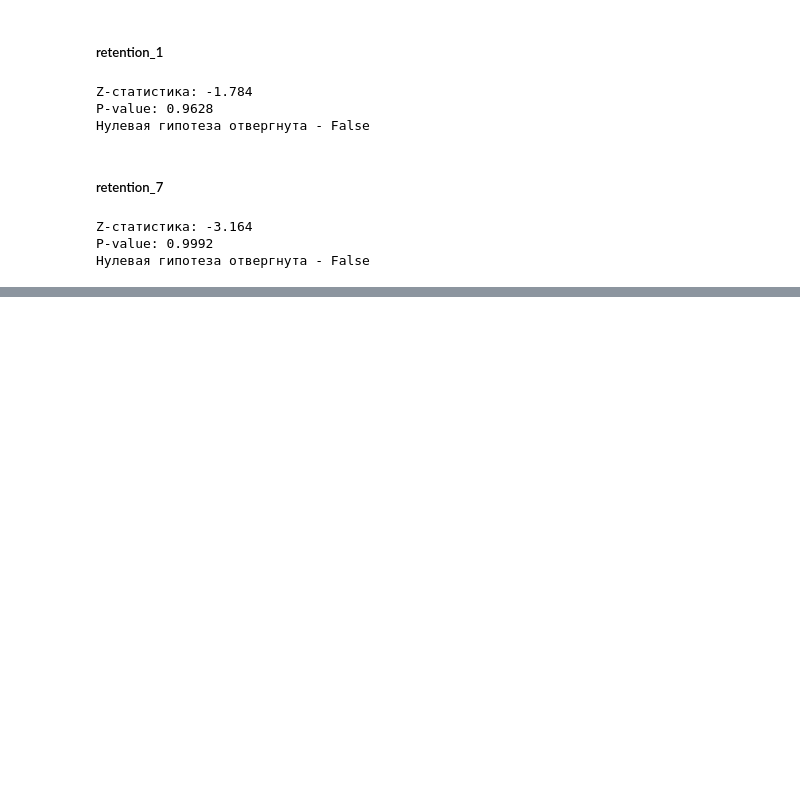
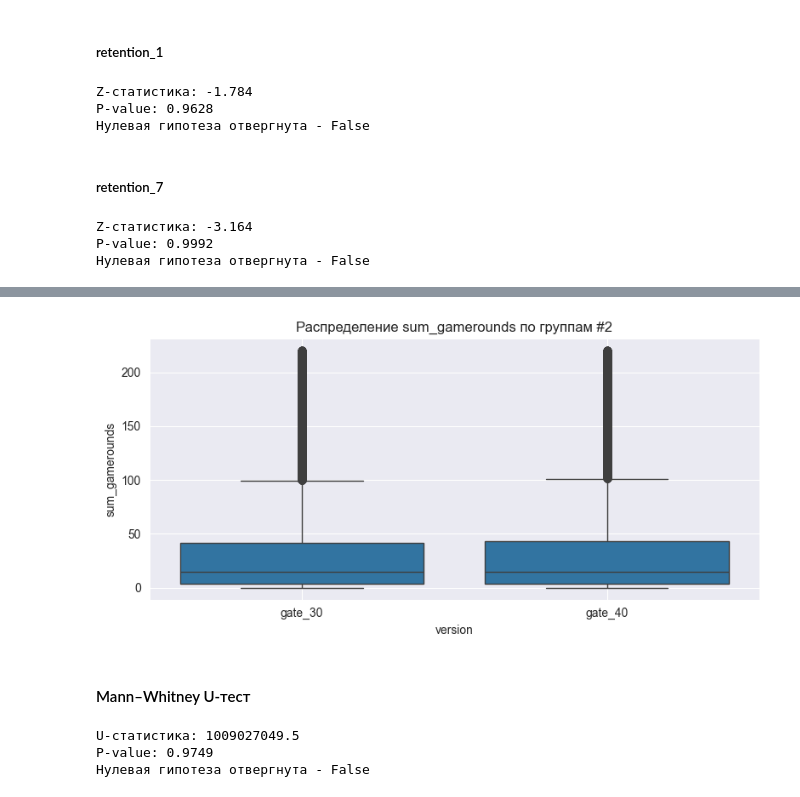
Before and after one commit to notdancelordnottot/ab-test, a Jupyter notebook: notebooks/ab-test.ipynb, the cells around one changed output, grey strips where cells are left out. Cells and saved outputs as stored; diff of their text form; code cells hidden in the pictures; blank space fills up the shorter version.

```diff
--- a/notebooks/ab-test.ipynb
+++ b/notebooks/ab-test.ipynb
@@ -101,0 +122,24 @@ P-value: 0.9992
+# %%
+plt.figure(figsize=(8, 4))
+sns.boxplot(data=data[data['sum_gamerounds'] < q95], x='version', y='sum_gamerounds')
+plt.title('Распределение sum_gamerounds по группам #2')
+plt.grid(True)
+plt.tight_layout()
+plt.show()
+# %% [output]
+[figure, added]
+# %% [markdown]
+#### Mann–Whitney U‑тест
+# %%
+group_30 = data[data['version'] == 'gate_30']['sum_gamerounds']
+group_40 = data[data['version'] == 'gate_40']['sum_gamerounds']
+
+stat, p_value = mannwhitneyu(group_40, group_30, alternative='greater')
+
+print(f"U-статистика: {stat}")
+print(f"P-value: {p_value:.4f}")
+print(f'Нулевая гипотеза отвергнута - {p_value < 0.05}')
+# %% [output]
+U-статистика: 1009027049.5
+P-value: 0.9749
+Нулевая гипотеза отвергнута - False
```
Also changed, not shown: parts of 9 cells of this notebook.
